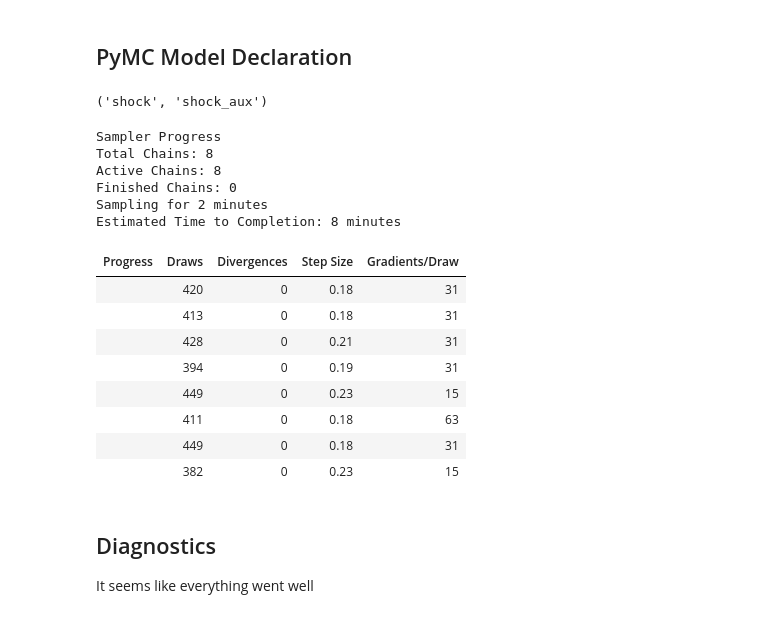
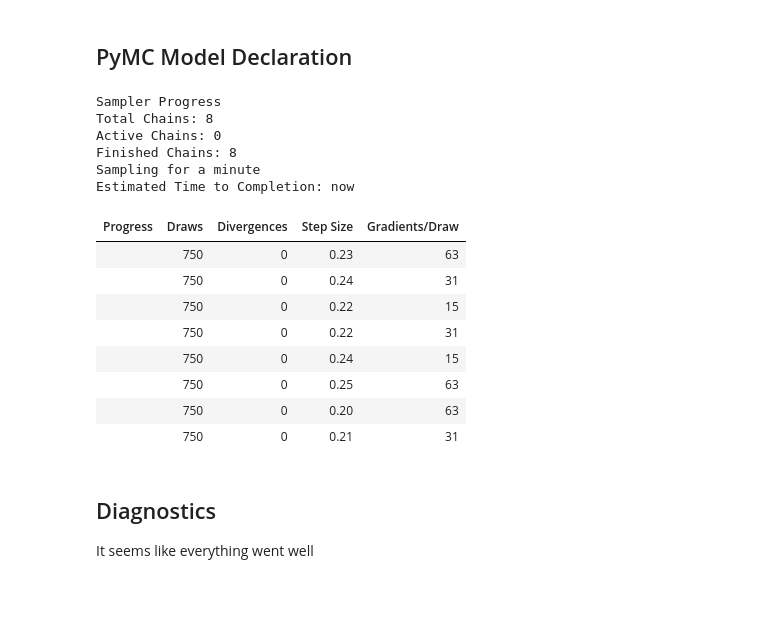
Before and after one commit to pymc-devs/pymc-extras, a Jupyter notebook: notebooks/VARMAX Example.ipynb, the cells around one changed output. Saved outputs shown, nothing was run; the diff lists cells and outputs as text; code cells hidden in the pictures.

```diff
--- a/notebooks/VARMAX Example.ipynb
+++ b/notebooks/VARMAX Example.ipynb
@@ -1,10 +1,4 @@
 # %%
-import jax
-
-jax.config.update("jax_platform_name", "cpu")
-
-import sys
-
 import arviz as az
 import matplotlib.pyplot as plt
 import numpy as np
@@ -13,7 +7,6 @@ import pymc as pm
 import pytensor.tensor as pt
 import statsmodels.api as sm
 
-sys.path.append("..")
 import re
 
 import pymc_extras.statespace as pmss
@@ -34,13 +27,12 @@ config = {
 plt.rcParams.update(config)
 
 
-def sample_kwargs():
+def sample_kwargs(mode="numba"):
     return {
         "nuts_sampler": "nutpie",
         "cores": 8,
-        "draws": 500,
-        "tune": 2000,
-        "nuts_sampler_kwargs": {"backend": "jax", "gradient_backend": "jax"},
+        "draws": 250,
+        "tune": 500,
     }
 # %%
 def plot_eigenvalues(eigs, include_kde=False, cmap=None):
@@ -148,7 +140,7 @@ bvar_mod = pmss.BayesianVARMAX(
     measurement_error=False,
     filter_type="standard",
     verbose=True,
-    mode="JAX",
+    mode="NUMBA",
 )
 # %% [output]
                                           Model Requirements
@@ -244,41 +236,41 @@ Notice that everything has landed where we want it. The rows of this matrix corr
 The moral of this story is to be careful about how you declare the dimensions of your prior!
 # %% [markdown]
 ## PyMC Model Declaration
-# %%
-state_cov_dims
-# %% [output]
-('shock', 'shock_aux')
 # %%
 with pm.Model(coords=coords) as var_mod:
-    x0 = pm.Normal("x0", dims=x0_dims)
-    P0_diag = pm.Gamma("P0_diag", alpha=2, beta=1, size=data.shape[1] * 2, dims=P0_dims[0])
-    P0 = pm.Deterministic("P0", pt.diag(P0_diag), dims=P0_dims)
+    x0 = pm.Normal("x0", dims="state")
+    P0_diag = pm.Gamma("P0_diag", alpha=2, beta=1, dims="state")
+    P0 = pm.Deterministic("P0", pt.diag(P0_diag), dims=["state", "state_aux"])
 
     state_chol, _, _ = pm.LKJCholeskyCov(
         "state_chol", eta=1, n=bvar_mod.k_posdef, sd_dist=pm.Exponential.dist(lam=1)
     )
 
-    ar_params = pm.Normal("ar_params", mu=0, sigma=1, dims=ar_dims)
-    state_cov = pm.Deterministic("state_cov", state_chol @ state_chol.T, dims=state_cov_dims)
+    ar_params = pm.Normal(
+        "ar_params", mu=0, sigma=1, dims=["observed_state", "lag_ar", "observed_state_aux"]
+    )
+    state_cov = pm.Deterministic(
+        "state_cov", state_chol @ state_chol.T, dims=["observed_state", "observed_state_aux"]
+    )
 
     bvar_mod.build_statespace_graph(data)
     idata = pm.sample(**sample_kwargs())
 # %% [output]
 Sampler Progress
 Total Chains: 8
-Active Chains: 8
-Finished Chains: 0
-Sampling for 2 minutes
-Estimated Time to Completion: 8 minutes
+Active Chains: 0
+Finished Chains: 8
+Sampling for a minute
+Estimated Time to Completion: now
 | Progress | Draws | Divergences | Step Size | Gradients/Draw |
-|  | 420 | 0 | 0.18 | 31 |
-|  | 413 | 0 | 0.18 | 31 |
-|  | 428 | 0 | 0.21 | 31 |
-|  | 394 | 0 | 0.19 | 31 |
-|  | 449 | 0 | 0.23 | 15 |
-|  | 411 | 0 | 0.18 | 63 |
-|  | 449 | 0 | 0.18 | 31 |
-|  | 382 | 0 | 0.23 | 15 |
+|  | 750 | 0 | 0.23 | 63 |
+|  | 750 | 0 | 0.24 | 31 |
+|  | 750 | 0 | 0.22 | 15 |
+|  | 750 | 0 | 0.22 | 31 |
+|  | 750 | 0 | 0.24 | 15 |
+|  | 750 | 0 | 0.25 | 63 |
+|  | 750 | 0 | 0.20 | 63 |
+|  | 750 | 0 | 0.21 | 31 |
 # %% [markdown]
 ## Diagnostics
 
```
Also changed, not shown: parts of 8 cells of this notebook.
